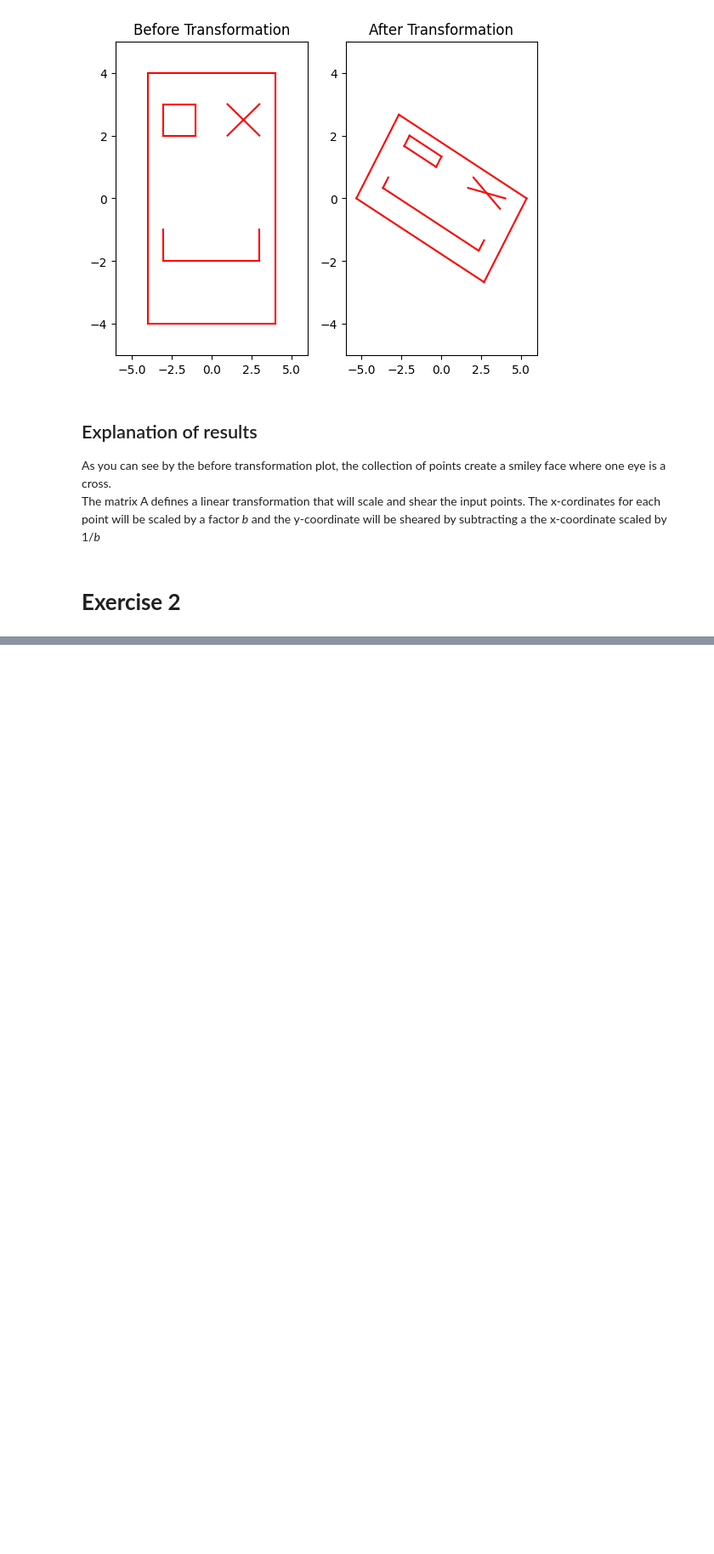
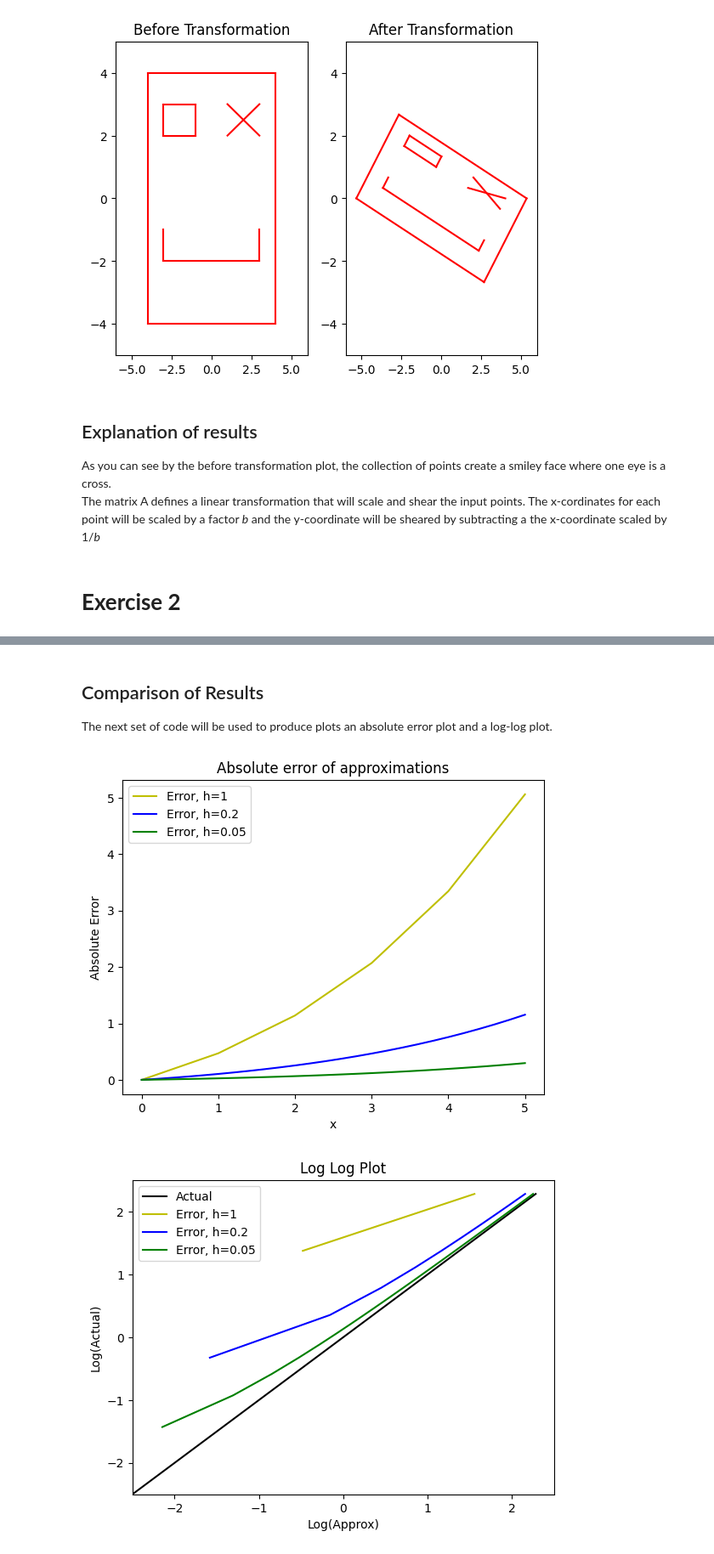
Before and after one commit to LaurenceBradshaw/ECM1416-Computational-Mathematics-Coursework, a Jupyter notebook: main.ipynb, the cells around one changed output, grey strips where cells are left out. Shown at 85% size. Saved outputs shown, nothing was run; the diff lists cells and outputs as text; code cells hidden in the pictures; blank space fills up the shorter version.

```diff
--- a/main.ipynb
+++ b/main.ipynb
@@ -156,0 +189,79 @@ plt.show()
+# %% [markdown]
+<h2>Comparison of Results</h2>
+<p>The next set of code will be used to produce plots an absolute error plot and a log-log plot.</p>
+# %%
+def find_actual(x):
+    '''
+    Finds the actual value of y at x
+
+    Parameters:
+    ----------
+    x:
+        - The value to find y at
+
+    Returns:
+    -------
+    The y value at x
+    '''
+    return -5*x-25+22*np.exp(x/5)
+
+def error(approx):
+    '''
+    Calculate the error between the acutal values and the approximated values
+
+    Paramters:
+    ----------
+    actual:
+        - A list of points that are the actual values from the analytical solution
+
+    approx:
+        - A list of points that are approximated by Euler's method
+
+    Returns:
+    --------
+    A list of points containing errors for each step taken in when approximating
+    '''
+    errors = []
+
+    for value in approx:
+        e = abs(find_actual(value[0]) - value[1])
+        errors.append((value[0], e))
+
+    return errors
+
+def loglog(approx):
+    logs = []
+    for value in approx:
+        log_actual = np.log(find_actual(value[0]))
+        log_approx = np.log(value[1])
+        logs.append((log_approx, log_actual))
+
+    return logs
+
+# Set the plot settings
+plt.title("Absolute error of approximations")
+plt.xlabel("x")
+plt.ylabel("Absolute Error")
+
+plt.plot(*zip(*error(numerical_solution(1, interval))), color='y', label='Error, h=1')
+plt.plot(*zip(*error(numerical_solution(0.2, interval))), color='b', label='Error, h=0.2')
+plt.plot(*zip(*error(numerical_solution(0.05, interval))), color='g', label='Error, h=0.05')
+plt.legend()
+plt.show()
+
+# Set the plot settings
+plt.title("Log Log Plot")
+plt.xlabel("Log(Approx)")
+plt.ylabel("Log(Actual)")
+plt.xlim([-2.5, 2.5])
+plt.ylim([-2.5, 2.5])
+
+plt.plot(*zip(*loglog(analytical_solution(interval))), color='k', label='Actual')
+plt.plot(*zip(*loglog(numerical_solution(1, interval))), color='y', label='Error, h=1')
+plt.plot(*zip(*loglog(numerical_solution(0.2, interval))), color='b', label='Error, h=0.2')
+plt.plot(*zip(*loglog(numerical_solution(0.05, interval))), color='g', label='Error, h=0.05')
+plt.legend()
+plt.show()
+# %% [output]
+[figure, added]
+[figure, added]
```
Also changed, not shown: parts of 3 cells of this notebook.
